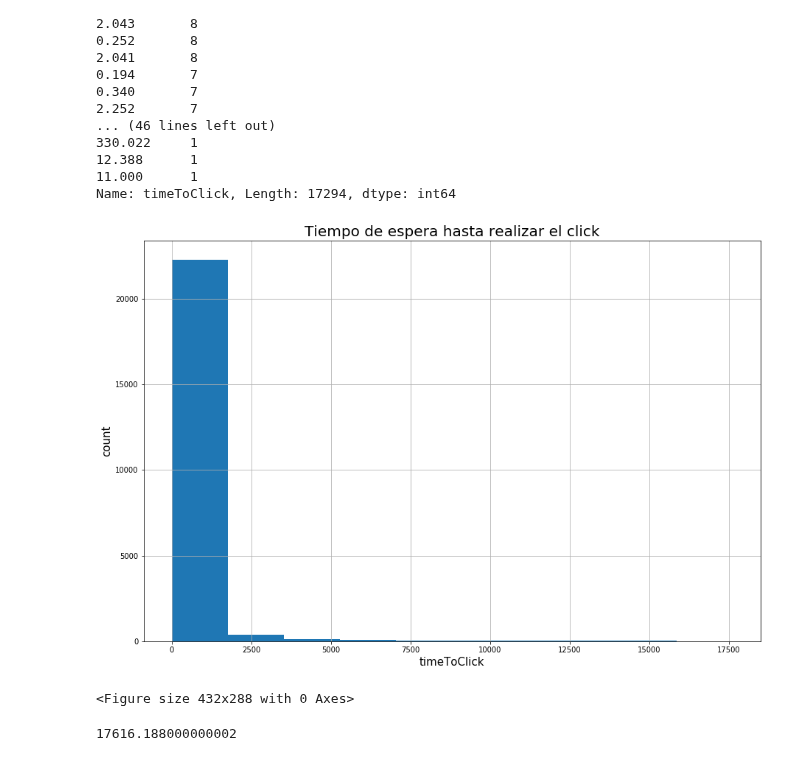
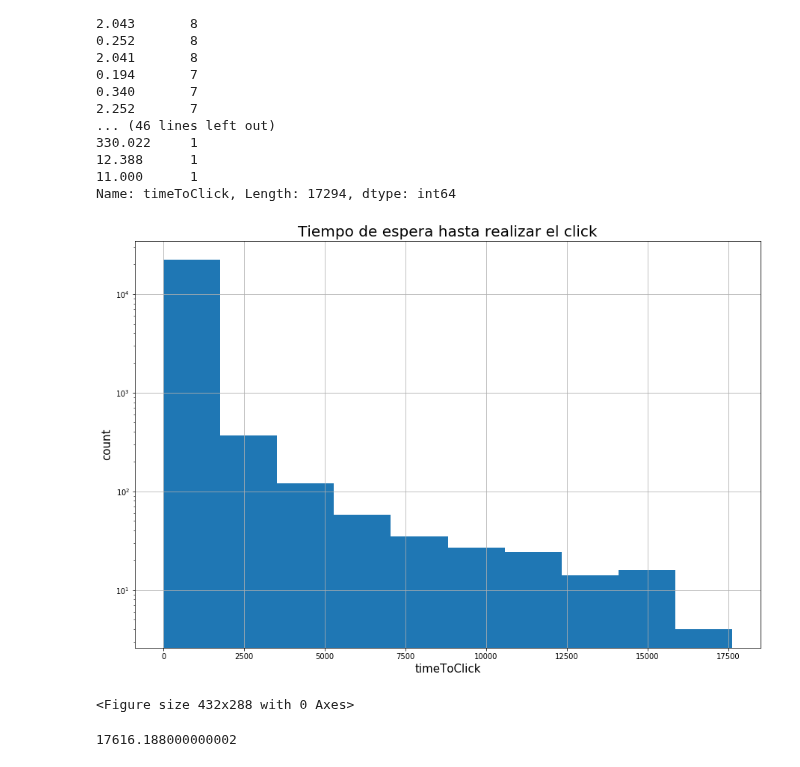
Before and after one commit to Elianagam/orgaDatosTp1, a Jupyter notebook: pruebas_click.ipynb, the cells around one changed output. Cells and saved outputs as stored; diff of their text form; code cells hidden in the pictures.

```diff
--- a/pruebas_click.ipynb
+++ b/pruebas_click.ipynb
@@ -484,18 +484,18 @@ Name: timeToClick, Length: 17294, dtype: int64
 # %%
 plt.figure(figsize=(15,10))
 plt.ylabel('count',fontsize=15)
 plt.xlabel("timeToClick", fontsize=15)
 
-plt.hist(clicks['timeToClick'], bins = 10)
+plt.hist(clicks['timeToClick'], bins = 10, log=True)
 plt.title('Tiempo de espera hasta realizar el click', fontsize=20)
 plt.grid(True)
 
 plt.savefig('/home/ailen-magali/Documentos/clicks_por_timeToClick.png', bbox_inches = 'tight', pad_inches = 0.1)
 
 plt.show()
 plt.clf()
 # %% [output]
-[figure, old version]
+[figure, new version]
 <Figure size 432x288 with 0 Axes>
 # %%
 #El tiempo máximo (en segundos) que se demoró en realizar el click
```
